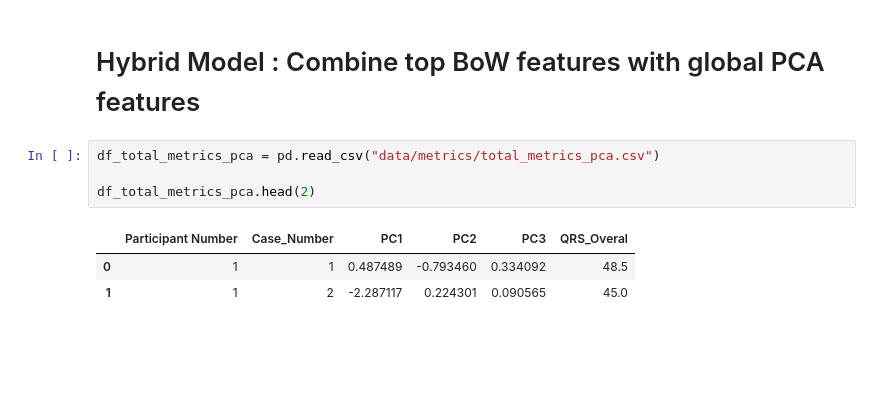
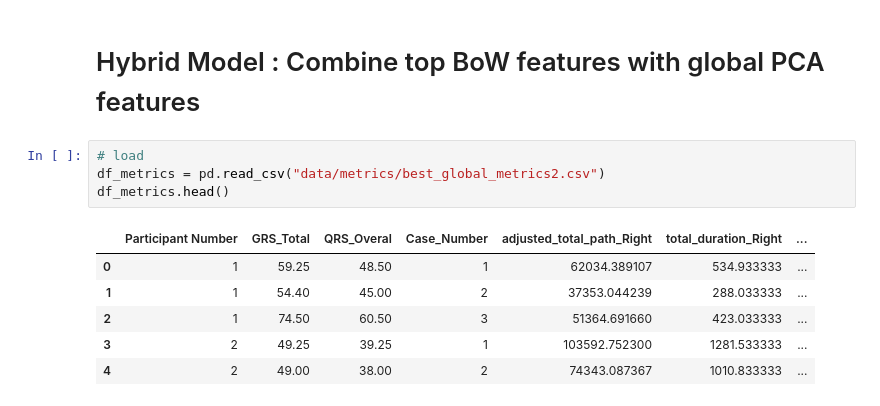
Before and after one commit to FinnWeikert/master-project, a Jupyter notebook: notebooks/crafted_window_features.ipynb, the cells around one changed output. Cells and saved outputs as stored; diff of their text form; blank space fills up the shorter version.

```diff
--- a/notebooks/crafted_window_features.ipynb
+++ b/notebooks/crafted_window_features.ipynb
@@ -527,10 +514,13 @@ Cluster 13: {'PathRatio': np.float32(0.22), 'Jerk': np.float32(9.68), 'Curvature
 # %% [markdown]
 # Hybrid Model : Combine top BoW features with global PCA features
 # %%
-df_total_metrics_pca = pd.read_csv("data/metrics/total_metrics_pca.csv")
-
-df_total_metrics_pca.head(2)
+# load
+df_metrics = pd.read_csv("data/metrics/best_global_metrics2.csv")
+df_metrics.head()
 # %% [output]
-|  | Participant Number | Case_Number | PC1 | PC2 | PC3 | QRS_Overal |
-| 0 | 1 | 1 | 0.487489 | -0.793460 | 0.334092 | 48.5 |
-| 1 | 1 | 2 | -2.287117 | 0.224301 | 0.090565 | 45.0 |
+|  | Participant Number | GRS_Total | QRS_Overal | Case_Number | adjusted_total_path_Right | total_duration_Right | ... |
+| 0 | 1 | 59.25 | 48.50 | 1 | 62034.389107 | 534.933333 | ... |
+| 1 | 1 | 54.40 | 45.00 | 2 | 37353.044239 | 288.033333 | ... |
+| 2 | 1 | 74.50 | 60.50 | 3 | 51364.691660 | 423.033333 | ... |
+| 3 | 2 | 49.25 | 39.25 | 1 | 103592.752300 | 1281.533333 | ... |
+| 4 | 2 | 49.00 | 38.00 | 2 | 74343.087367 | 1010.833333 | ... |
```
Also changed, not shown: parts of 28 cells of this notebook, 14 other files.
